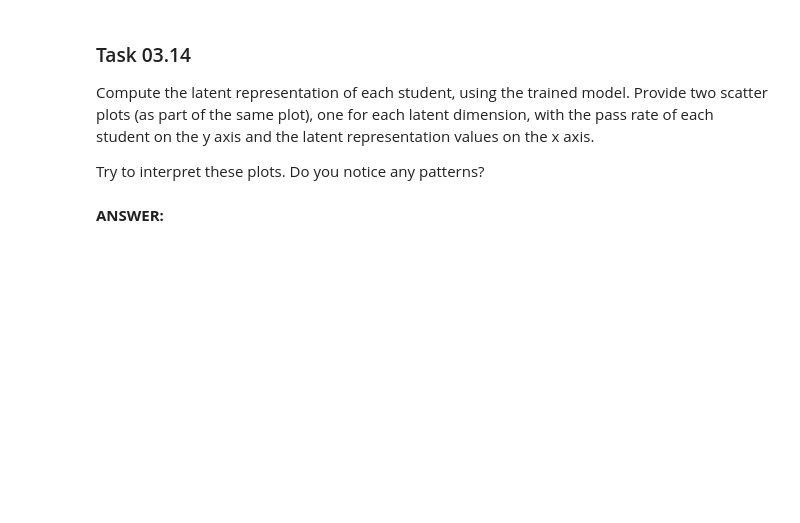
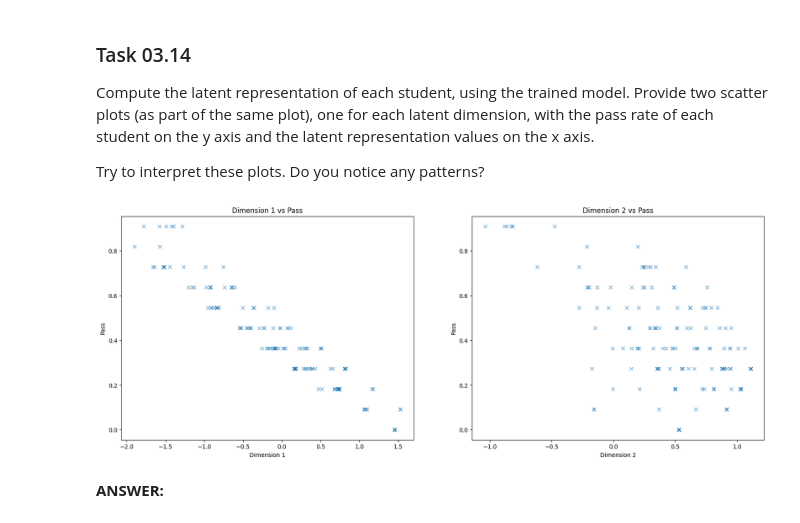
Before and after one commit to bhunecke/data-mining, a Jupyter notebook: sheet03/sheet03.ipynb, the cells around one changed output. Cells and saved outputs as stored; diff of their text form; code cells hidden in the pictures; blank space fills up the shorter version.

```diff
--- a/sheet03/sheet03.ipynb
+++ b/sheet03/sheet03.ipynb
@@ -505,3 +568,19 @@ class VAE_IRT_Model(torch.nn.Module):
 ### Task 03.13
 
 Fit your model to the data matrix `X`. After fitting the model, compute the accuracy of the model and print it.
+# %%
+import numpy as np
+X = np.loadtxt('sheet03_data.csv', skiprows = 1, delimiter = '\t', dtype=int)
+
+input_dim = X.shape[1]
+latent_dim = 2
+vae_irt_model = VAE_IRT_Model(input_dim, latent_dim)
+vae_irt_model.fit(X)
+
+with torch.no_grad():
+    x_tensor = torch.tensor(X, dtype=torch.float)
+    x_hat, _, _ = vae_irt_model(x_tensor)
+    predicted_labels = (x_hat > 0.5).float()
+    accuracy = (predicted_labels == x_tensor).sum().item() / x_tensor.numel()
+
+print("Accuracy:", accuracy)
@@ -512,5 +603,29 @@ Compute the latent representation of each student, using the trained model.
 Provide two scatter plots (as part of the same plot), one for each latent dimension, with the pass rate of each student on the y axis and the latent representation values on the x axis.
 
 Try to interpret these plots. Do you notice any patterns?
+# %%
+import matplotlib.pyplot as plt
+import torch
+import torch.nn as nn
+
+with torch.no_grad():
+    x_tensor = torch.tensor(X, dtype=torch.float)
+    _, mu, _ = vae_irt_model(x_tensor)
+
+fig, axes = plt.subplots(1, 2, figsize=(20, 7))
+
+axes[0].scatter(mu[:, 0].numpy(), X.mean(axis=1), marker='x', alpha=0.5)
+axes[0].set_xlabel('Dimension 1')
+axes[0].set_ylabel('Pass')
+axes[0].set_title('Dimension 1 vs Pass')
+axes[1].scatter(mu[:, 1].numpy(), X.mean(axis=1), marker='x', alpha=0.5)
+axes[1].set_xlabel('Dimension 2')
+axes[1].set_ylabel('Pass')
+axes[1].set_title('Dimension 2 vs Pass')
+
+
+plt.show()
+# %% [output]
+[figure, added]
 # %% [markdown]
 **ANSWER:**
```
Also changed, not shown: parts of 11 cells of this notebook.
